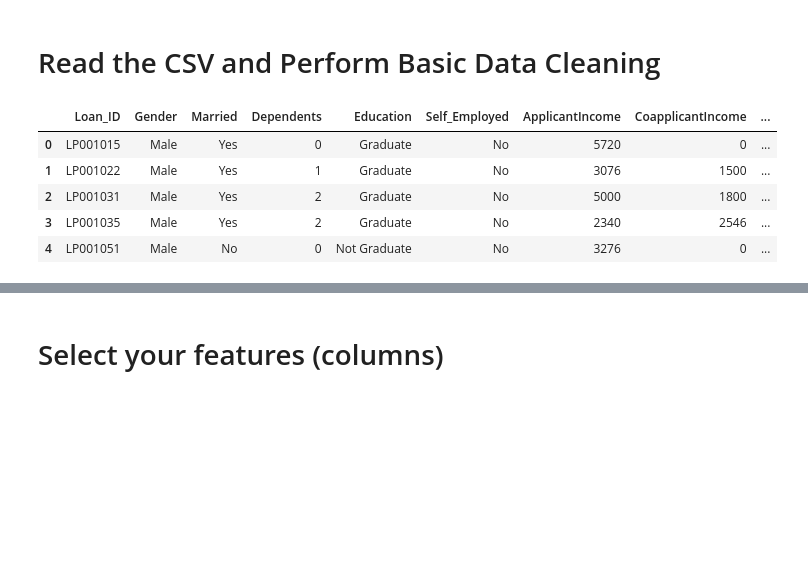
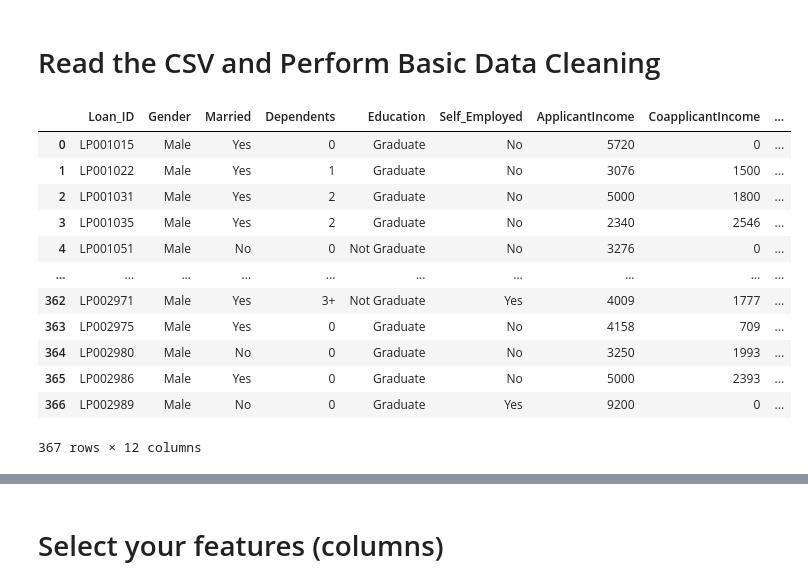
Before and after one commit to dsalisbury1141/Predicting-Loan-Eligibility-Machine-Learning, a Jupyter notebook: Loan-Model-1-starter.ipynb, the cells around one changed output, grey strips where cells are left out. Drawn from its saved outputs; the diff is of its cells as text; code cells hidden in the pictures; blank space fills up the shorter version.

```diff
--- a/Loan-Model-1_starter.ipynb
+++ b/Loan-Model-1-starter.ipynb
@@ -7,16 +7,22 @@ import matplotlib.pyplot as plt
 # %% [markdown]
 # Read the CSV and Perform Basic Data Cleaning
 # %%
+# Raw dataset drop NA
 df = pd.read_csv("../resources/test_loan.csv")
 # Drop the null columns where all values are null
 df = df.dropna(axis='columns', how='all')
-# Drop the null rows
-test_df = df.dropna()
-df.head()
+df
 # %% [output]
 |  | Loan_ID | Gender | Married | Dependents | Education | Self_Employed | ApplicantIncome | CoapplicantIncome | ... |
 | 0 | LP001015 | Male | Yes | 0 | Graduate | No | 5720 | 0 | ... |
 | 1 | LP001022 | Male | Yes | 1 | Graduate | No | 3076 | 1500 | ... |
 | 2 | LP001031 | Male | Yes | 2 | Graduate | No | 5000 | 1800 | ... |
 | 3 | LP001035 | Male | Yes | 2 | Graduate | No | 2340 | 2546 | ... |
 | 4 | LP001051 | Male | No | 0 | Not Graduate | No | 3276 | 0 | ... |
+| ... | ... | ... | ... | ... | ... | ... | ... | ... | ... |
+| 362 | LP002971 | Male | Yes | 3+ | Not Graduate | Yes | 4009 | 1777 | ... |
+| 363 | LP002975 | Male | Yes | 0 | Graduate | No | 4158 | 709 | ... |
+| 364 | LP002980 | Male | No | 0 | Graduate | No | 3250 | 1993 | ... |
+| 365 | LP002986 | Male | Yes | 0 | Graduate | No | 5000 | 2393 | ... |
+| 366 | LP002989 | Male | No | 0 | Graduate | Yes | 9200 | 0 | ... |
+367 rows × 12 columns
```
Also changed, not shown: parts of 5 cells of this notebook.
